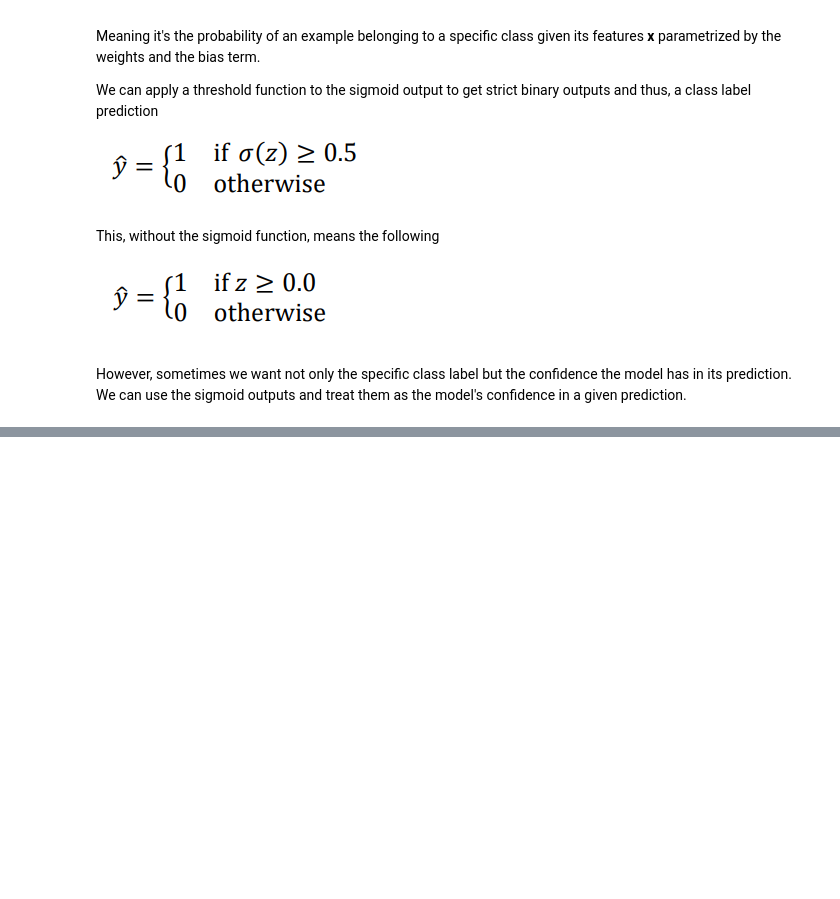
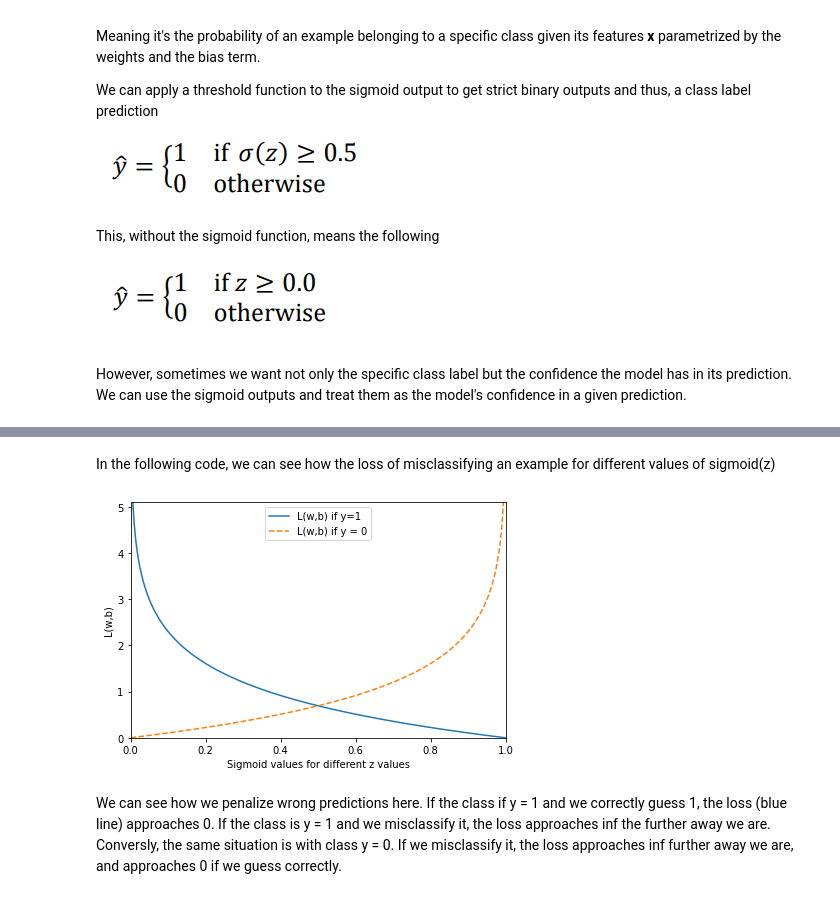
Before and after one commit to Voland24/MachineLearning-with-PyTorch-and-scikit-learn, a Jupyter notebook: Chapter_2_ML_Classifiers.ipynb, the cells around one changed output, grey strips where cells are left out. Cells and saved outputs as stored; diff of their text form; code cells hidden in the pictures; blank space fills up the shorter version.

```diff
--- a/Chapter_2_ML_Classifiers.ipynb
+++ b/Chapter_2_ML_Classifiers.ipynb
@@ -206,0 +233,25 @@ However, sometimes we want not only the specific class label but the confidence
+# %% [markdown]
+In the following code, we can see how the loss of misclassifying an example for different values of sigmoid(z)
+# %%
+def loss_1(z):
+  return -np.log(sigmoid(z))
+def loss_0(z):
+  return -np.log((1 - sigmoid(z)))
+z = np.arange(-10,10,0.01)
+sigma_z = sigmoid(z)
+c1 = [loss_1(x) for x in z]
+plt.plot(sigma_z, c1, label = 'L(w,b) if y=1')
+c0 = [loss_0(x) for x in z]
+plt.plot(sigma_z, c0, linestyle = '--', label = 'L(w,b) if y = 0')
+plt.ylim(0.0,5.1)
+plt.xlim([0,1])
+plt.xlabel('Sigmoid values for different z values')
+plt.ylabel('L(w,b)')
+plt.legend(loc = 'best')
+plt.tight_layout()
+plt.show()
+# %% [output]
+[figure, added]
+# %% [markdown]
+We can see how we penalize wrong predictions here. If the class if y = 1 and we correctly guess 1, the loss (blue line) approaches 0. If the class is y = 1 and we misclassify it, the loss approaches inf the further away we are.
+Conversly, the same situation is with class y = 0. If we misclassify it, the loss approaches inf further away we are, and approaches 0 if we guess correctly.
```
Also changed, not shown: parts of 19 cells of this notebook.
